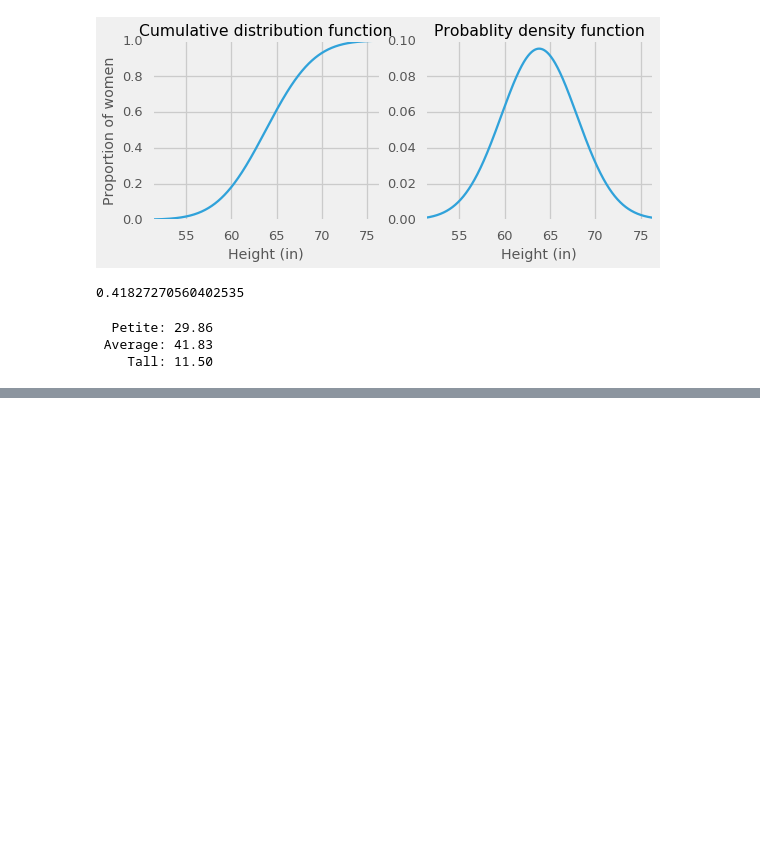
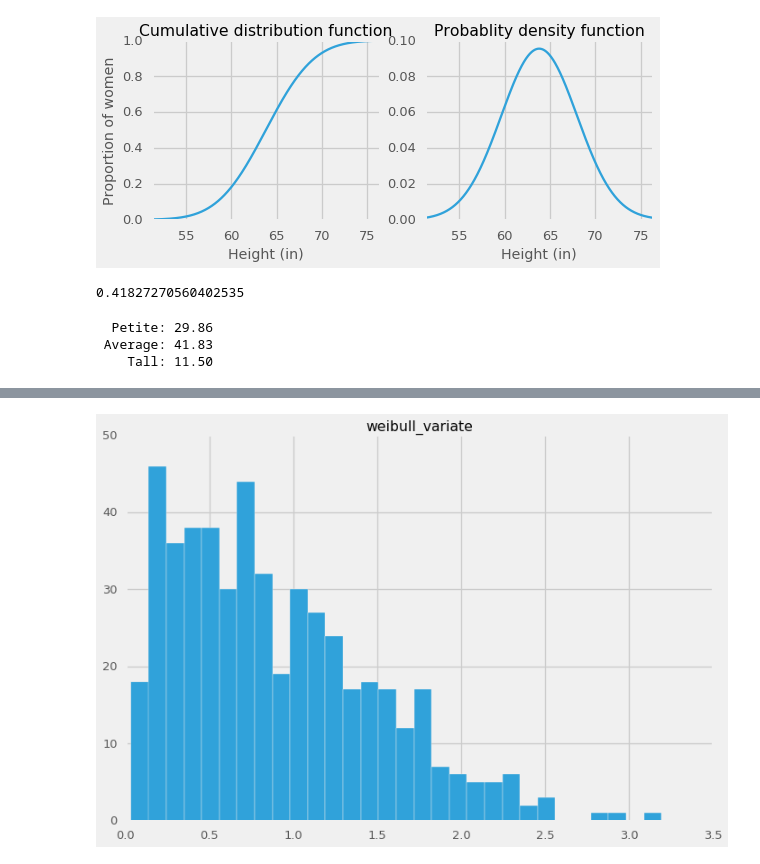
Before and after one commit to doolingdavid/Mastering-Python-Data-Analysis, a Jupyter notebook: learning.ipynb, the cells around one changed output, grey strips where cells are left out. Drawn from its saved outputs; the diff is of its cells as text; code cells hidden in the pictures; blank space fills up the shorter version.

```diff
--- a/learning.ipynb
+++ b/learning.ipynb
@@ -559,0 +607,5 @@ for cat, vmin, vmax in categories:
+# %%
+weib_df = pd.DataFrame(weib_variates, columns=['weibull_variate'])
+weib_df.hist(bins=30);
+# %% [output]
+[figure, added]
```
Also changed, not shown: parts of 7 cells of this notebook.
